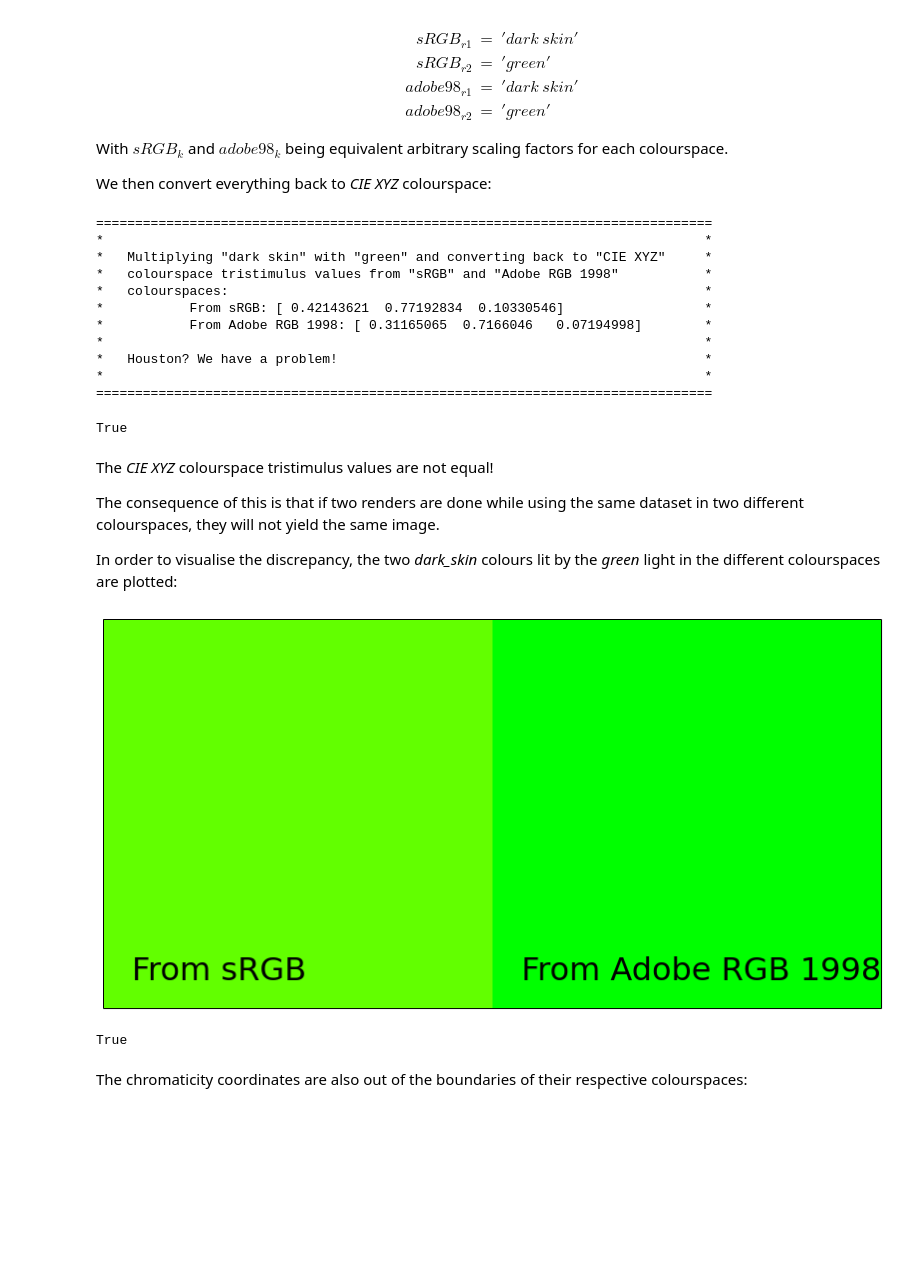
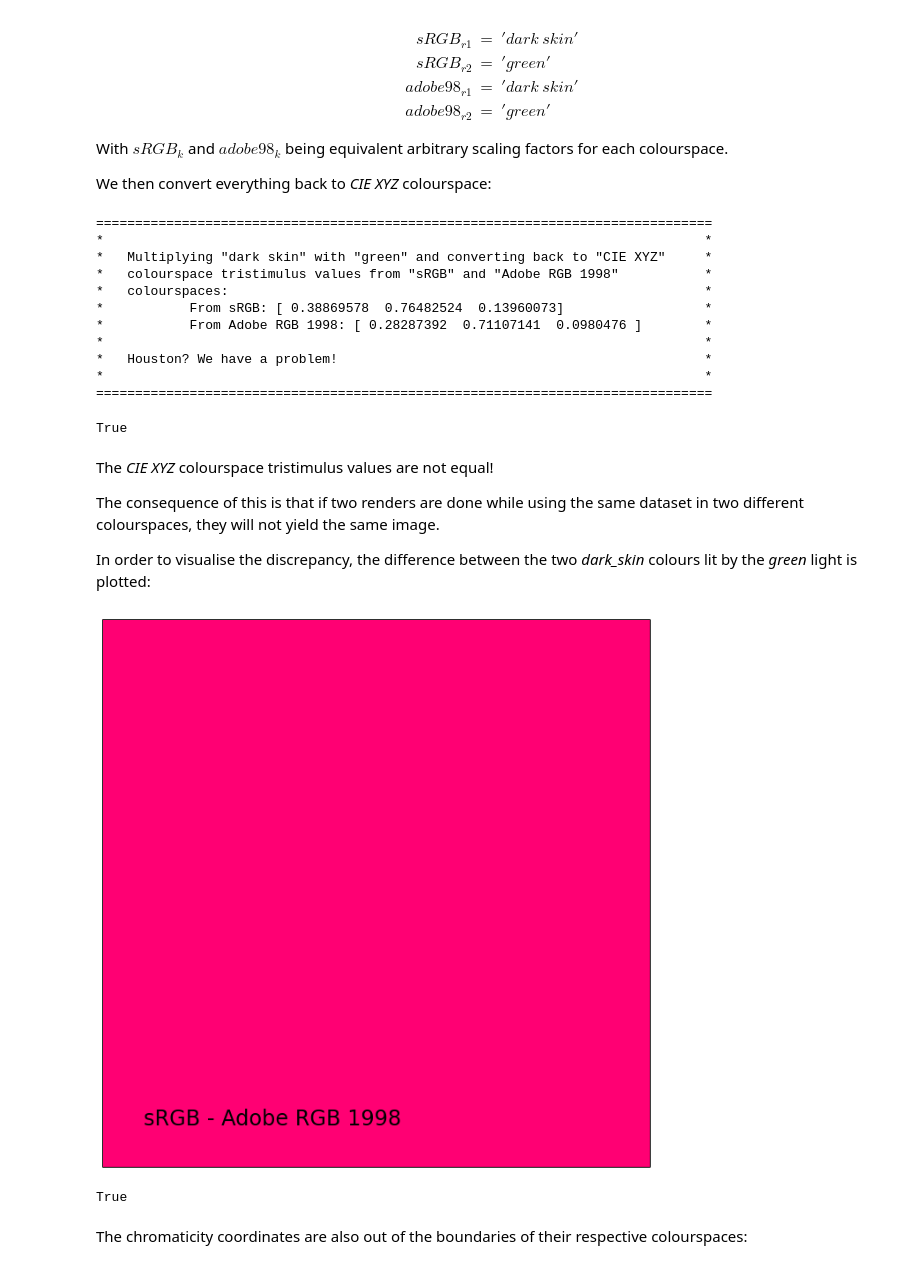
Before and after one commit to colour-science/colour-website, a Jupyter notebook: ipython/about_rendering_engines_colourspaces_agnosticism.ipynb, the cells around one changed output. Drawn from its saved outputs; the diff is of its cells as text; code cells hidden in the pictures; blank space fills up the shorter version.

Commit message:
Update "About Rendering Engines Colourspaces Agnosticism" notebook.

```diff
--- a/ipython/about_rendering_engines_colourspaces_agnosticism.ipynb
+++ b/ipython/about_rendering_engines_colourspaces_agnosticism.ipynb
@@ -195,12 +199,12 @@ adobe98_m = adobe98_r1 * adobe98_r2 * adobe98_r2 * adobe98_r2 * adobe98_k
 
 XYZ_sRGB_m1 = colour.RGB_to_XYZ(sRGB_m,
                                 sRGB_w,
-                                illuminant,
+                                sRGB_w,
                                 sRGB_RGB_to_XYZ)
 
 XYZ_adobe98_m1 = colour.RGB_to_XYZ(adobe98_m,
                                    adobe98_w,
-                                   illuminant,
+                                   adobe98_w,
                                    adobe98_RGB_to_XYZ)
 
 message_box(('Multiplying "dark skin" with "green" and converting back to '
@@ -215,8 +219,8 @@ message_box(('Multiplying "dark skin" with "green" and converting back to '
 *   Multiplying "dark skin" with "green" and converting back to "CIE XYZ"     *
 *   colourspace tristimulus values from "sRGB" and "Adobe RGB 1998"           *
 *   colourspaces:                                                             *
-*           From sRGB: [ 0.42143621  0.77192834  0.10330546]                  *
-*           From Adobe RGB 1998: [ 0.31165065  0.7166046   0.07194998]        *
+*           From sRGB: [ 0.38869578  0.76482524  0.13960073]                  *
+*           From Adobe RGB 1998: [ 0.28287392  0.71107141  0.0980476 ]        *
 *                                                                             *
 *   Houston? We have a problem!                                               *
 *                                                                             *
@@ -227,20 +231,22 @@ The *CIE XYZ* colourspace tristimulus values are not equal!
 
 The consequence of this is that if two renders are done while using the same dataset in two different colourspaces, they will not yield the same image.
 
-In order to visualise the discrepancy, the two *dark_skin* colours lit by the *green* light in the different colourspaces are plotted:
+In order to visualise the discrepancy, the difference between the two *dark_skin* colours lit by the *green* light is plotted:
 # %%
 from colour.plotting import *
 
 sRGB_m1 = colour.XYZ_to_sRGB(XYZ_sRGB_m1)
 adobe98_m1 = colour.XYZ_to_sRGB(XYZ_adobe98_m1)
 
-nrm = np.max((sRGB_m1, adobe98_m1))
-sRGB_m1 = np.clip(sRGB_m1 / nrm, 0, 1)
-adobe98_m1 = np.clip(adobe98_m1 / nrm, 0, 1)
+sRGB_difference = sRGB_m1 - adobe98_m1
 
-multi_colour_plot([colour_parameter('From sRGB', sRGB_m1), colour_parameter('From Adobe RGB 1998', adobe98_m1)], text_size=32)
+# The difference is producing negative values thus we clip the result, although the
+# remaining data should illustrate the effect.
+sRGB_difference = np.clip(sRGB_difference, 0, 1)
+
+single_colour_plot(colour_parameter('sRGB - Adobe RGB 1998', sRGB_difference), text_size=24)
 # %% [output]
-[figure, old version]
+[figure, new version]
 True
 # %% [markdown]
 The chromaticity coordinates are also out of the boundaries of their respective colourspaces:
```
Also changed, not shown: parts of 21 cells of this notebook, 1 other file.
